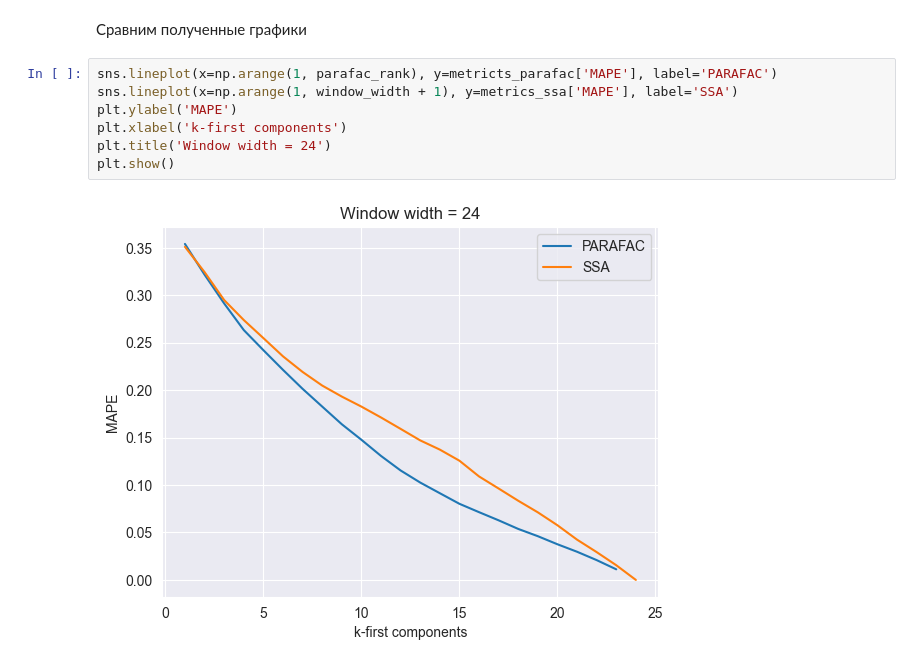
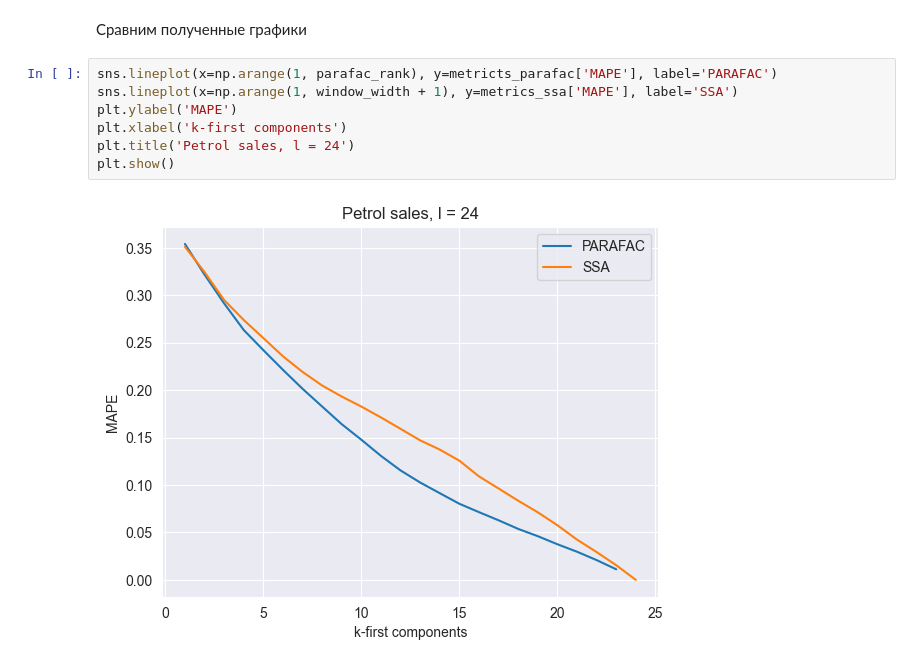
Before and after one commit to intsystems/2023-Project-129, a Jupyter notebook: code/main copy.ipynb, the cells around one changed output. Drawn from its saved outputs; the diff is of its cells as text.

```diff
--- a/code/main copy.ipynb
+++ b/code/main copy.ipynb
@@ -419,12 +398,12 @@ plt.show()
 # %%
 sns.lineplot(x=np.arange(1, parafac_rank), y=metricts_parafac['MAPE'], label='PARAFAC')
 sns.lineplot(x=np.arange(1, window_width + 1), y=metrics_ssa['MAPE'], label='SSA')
 plt.ylabel('MAPE')
 plt.xlabel('k-first components')
-plt.title('Window width = 24')
+plt.title('Petrol sales, l = 24')
 plt.show()
 # %% [output]
-[figure, old version]
+[figure, new version]
 # %%
 x.shape
 # %% [output]
```
Also changed, not shown: parts of 2 cells of this notebook, 19 other files.
